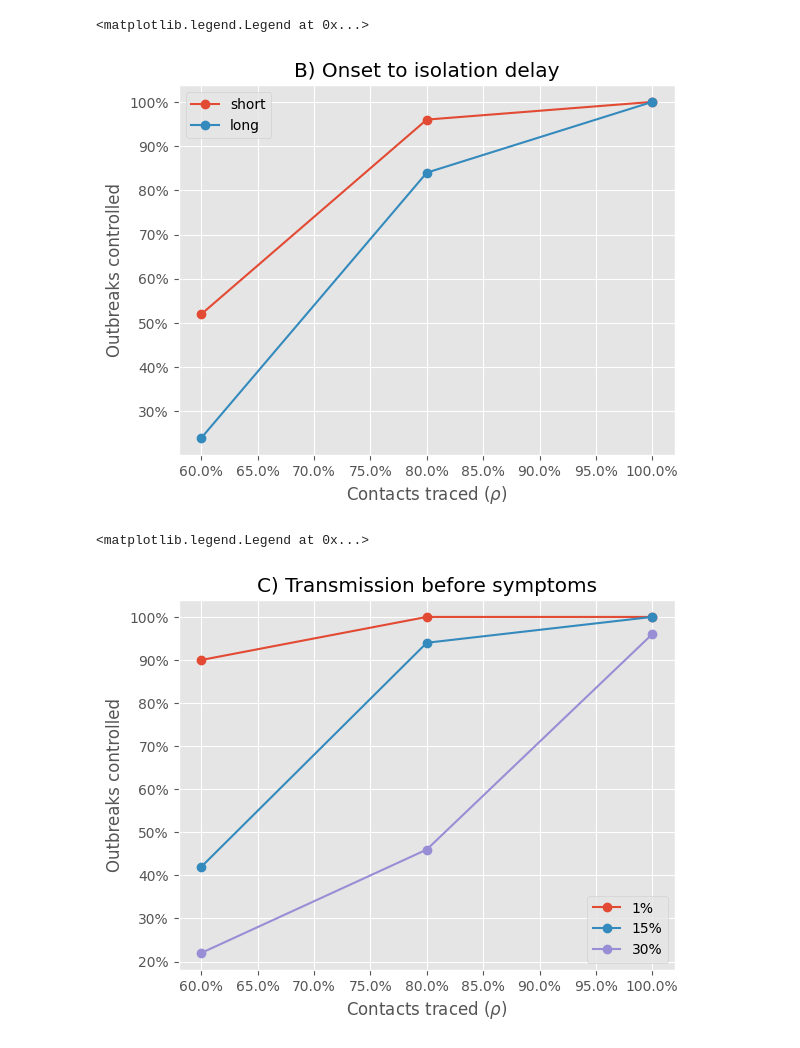
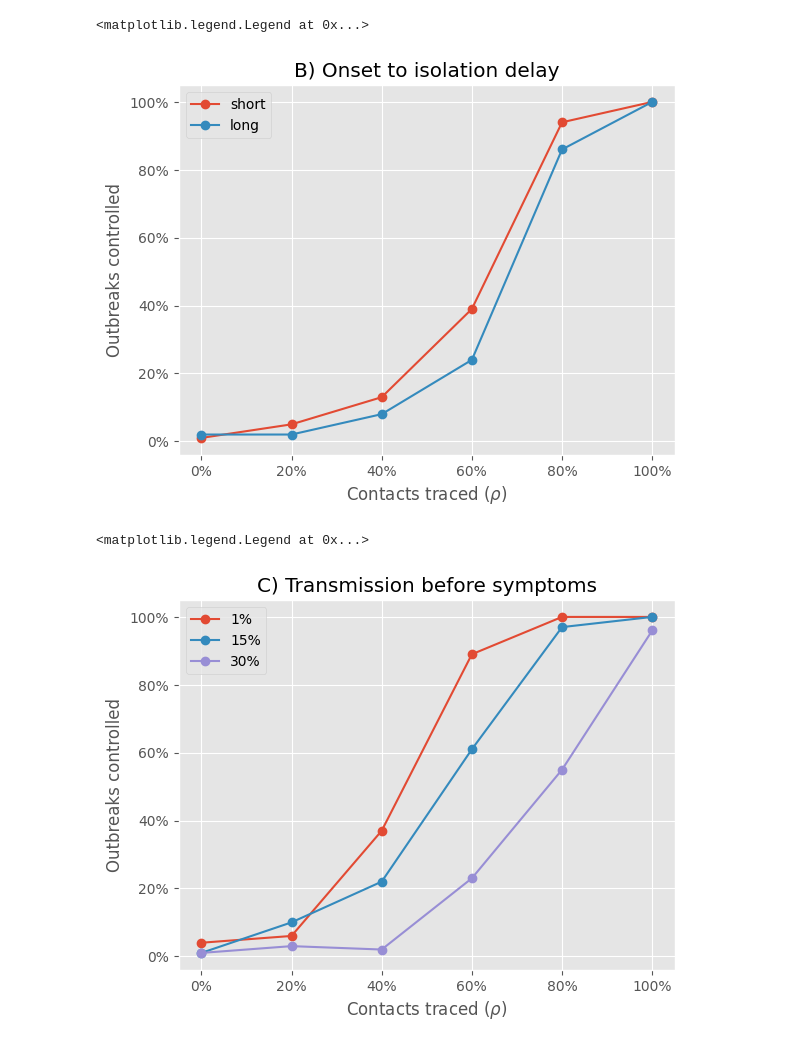
Before and after one commit to Michozord/sars_simulation, a Jupyter notebook: simulation.ipynb, the cells around one changed output. Drawn from its saved outputs; the diff is of its cells as text; code cells hidden in the pictures.

Commit message:
Reworked simulation.ipynb for the updated backend; added 5k condition

```diff
--- a/simulation.ipynb
+++ b/simulation.ipynb
@@ -7,6 +7,6 @@ from simulation_backend import Person, Scenario
 
 plt.style.use('ggplot')
 # %%
-sims_per_scenario = 50
+num_simulations = 100
 T = 7*16
 T_control = 7*12
@@ -47,4 +13,4 @@ def test_scenario(rho: float,
 # %%
-rhos = np.linspace(0.6, 1, num=3)
+rhos = np.linspace(0, 1, num=6)
 list(rhos)
 # %% [output]
@@ -55,7 +21,17 @@ fig, ax = plt.subplots(1)
 for initial_cases in [5, 20, 40]:
     average_controlled_outbreaks = []
     for rho in rhos:
-        average_controlled_outbreaks.append(test_scenario(rho, initial_cases=initial_cases)[0])
+        params = ScenarioParameters(T = T,
+                            T_control = T_control,
+                            initial_cases = initial_cases,
+                            rho = rho,
+                            R_0 = 2.5,
+                            onset_to_isolation = "short",
+                            transmission_before_symptoms_percentage = 15,
+                            subclinical_prob = 0)
+        scen = Scenario(params)
+        stats = scen.run_simulations(num_simulations = num_simulations)
+        average_controlled_outbreaks.append(stats.controlled_percentage)
     plt.plot(rhos, average_controlled_outbreaks, '-', marker = 'o', label=initial_cases)
 
 plt.xlabel(r"Contacts traced ($\rho$)")
@@ -73,7 +49,17 @@ fig, ax = plt.subplots(1)
 for onset_to_isolation in ["short", "long"]:
     average_controlled_outbreaks = []
     for rho in rhos:
-        average_controlled_outbreaks.append(test_scenario(rho, onset_to_isolation=onset_to_isolation)[0])
+        params = ScenarioParameters(T = T,
+                            T_control = T_control,
+                            initial_cases = 20,
+                            rho = rho,
+                            R_0 = 2.5,
+                            onset_to_isolation = onset_to_isolation,
+                            transmission_before_symptoms_percentage = 15,
+                            subclinical_prob = 0)
+        scen = Scenario(params)
+        stats = scen.run_simulations(num_simulations = num_simulations)
+        average_controlled_outbreaks.append(stats.controlled_percentage)
     plt.plot(rhos, average_controlled_outbreaks, '-', marker = 'o', label=onset_to_isolation)
 
 plt.xlabel(r"Contacts traced ($\rho$)")
@@ -84,25 +70,35 @@ ax.yaxis.set_major_formatter(mtick.PercentFormatter(1.0))
 plt.legend()
 # %% [output]
 <matplotlib.legend.Legend at 0x...>
-[figure, old version]
+[figure, new version]
 # %%
 fig, ax = plt.subplots(1)
 
 for transmission_before_symptoms_percentage in [1, 15, 30]:
     average_controlled_outbreaks = []
     for rho in rhos:
-        average_controlled_outbreaks.append(test_scenario(rho, transmission_before_symptoms_percentage=transmission_before_symptoms_percentage)[0])
+        params = ScenarioParameters(T = T,
+                            T_control = T_control,
+                            initial_cases = 20,
+                            rho = rho,
+                            R_0 = 2.5,
+                            onset_to_isolation = "short",
+                            transmission_before_symptoms_percentage = transmission_before_symptoms_percentage,
+                            subclinical_prob = 0)
+        scen = Scenario(params)
+        stats = scen.run_simulations(num_simulations = num_simulations)
+        average_controlled_outbreaks.append(stats.controlled_percentage)
     plt.plot(rhos, average_controlled_outbreaks, '-', marker = 'o', label=str(transmission_before_symptoms_percentage)+"%")
 
 plt.xlabel(r"Contacts traced ($\rho$)")
 plt.ylabel(r"Outbreaks controlled")
 plt.title("C) Transmission before symptoms")
 ax.xaxis.set_major_formatter(mtick.PercentFormatter(1.0))
 ax.yaxis.set_major_formatter(mtick.PercentFormatter(1.0))
 plt.legend()
 # %% [output]
 <matplotlib.legend.Legend at 0x...>
-[figure, old version]
+[figure, new version]
 # %%
 fig, ax = plt.subplots(1)
 
```
Also changed, not shown: parts of 6 cells of this notebook, 1 other file.
